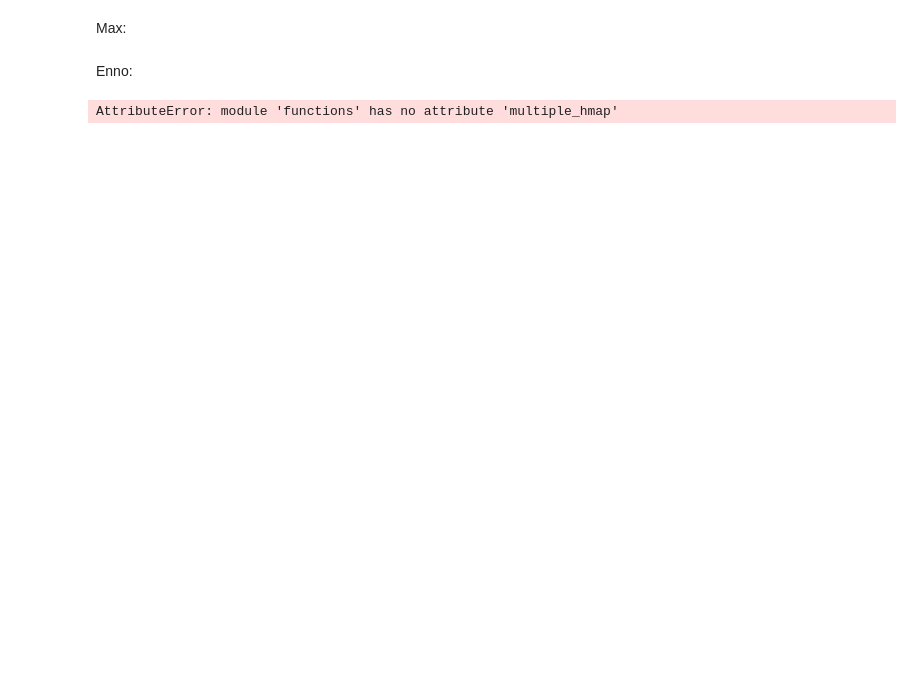
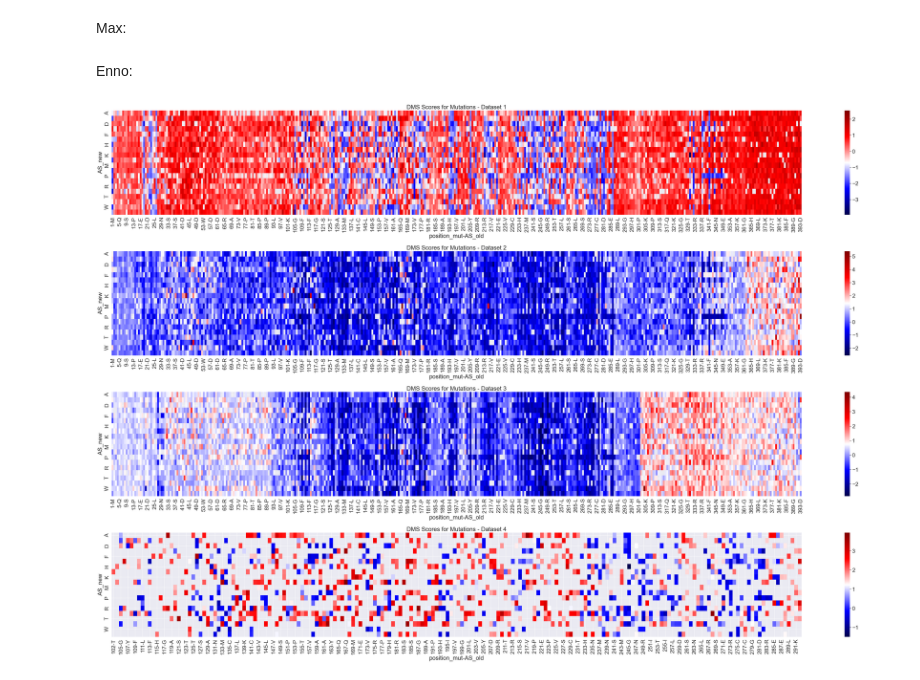
Before and after one commit to datascience-mobi-2023/topic02_team02, a Jupyter notebook: Documentation/P53 - DMS Documentation.ipynb, the cells around one changed output. Drawn from its saved outputs; the diff is of its cells as text; code cells hidden in the pictures; blank space fills up the shorter version.

```diff
--- a/Documentation/P53 - DMS Documentation.ipynb
+++ b/Documentation/P53 - DMS Documentation.ipynb
@@ -193,7 +193,7 @@ doc.lowest_vals_gesammelt.head(5)
 Max:
 # %% [markdown]
 Enno:
-# %%
-fun.multiple_hmap(gia_null_eto, gia_null_nut, gia_wt_nut, kot_hum)
-# %% [output]
-AttributeError: module 'functions' has no attribute 'multiple_hmap'
+# %%
+fun.multiple_hmap(doc.gia_null_eto_auf, doc.gia_null_nut_auf, doc.gia_wt_nut_auf, doc.kot_hum_auf)
+# %% [output]
+[figure, added]
```
